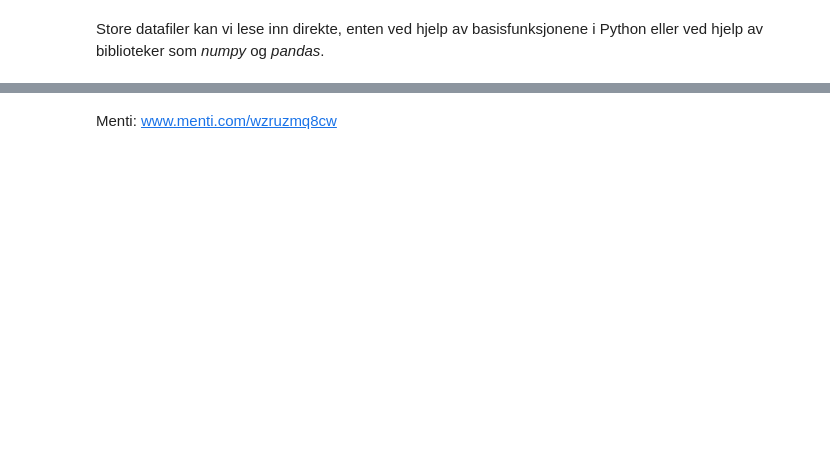
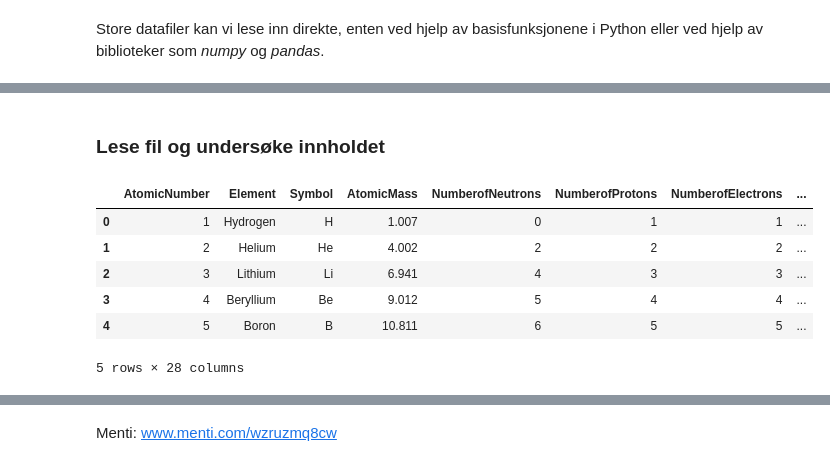
Before and after one commit to andreasdh/programmering-i-kjemi, a Jupyter notebook: docs/forelesninger/forelesning2_2022.ipynb, the cells around one changed output, grey strips where cells are left out. Cells and saved outputs as stored; diff of their text form; code cells hidden in the pictures; blank space fills up the shorter version.

```diff
--- a/docs/forelesninger/forelesning2_2022.ipynb
+++ b/docs/forelesninger/forelesning2_2022.ipynb
@@ -30,5 +33,15 @@ Store datafiler kan vi lese inn direkte, enten ved hjelp av basisfunksjonene i P
+# %% [markdown]
+### Lese fil og undersøke innholdet
 # %%
 import pandas as pd
-import matplotlib.pyplot as plt
 
 df = pd.read_csv("https://www.uio.no/studier/emner/matnat/ifi/IN-KJM1900/h21/datafiler/periodesystemet.csv")
+df.head()
+# %% [output]
+|  | AtomicNumber | Element | Symbol | AtomicMass | NumberofNeutrons | NumberofProtons | NumberofElectrons | ... |
+| 0 | 1 | Hydrogen | H | 1.007 | 0 | 1 | 1 | ... |
+| 1 | 2 | Helium | He | 4.002 | 2 | 2 | 2 | ... |
+| 2 | 3 | Lithium | Li | 6.941 | 4 | 3 | 3 | ... |
+| 3 | 4 | Beryllium | Be | 9.012 | 5 | 4 | 4 | ... |
+| 4 | 5 | Boron | B | 10.811 | 6 | 5 | 5 | ... |
+5 rows × 28 columns
```
Also changed, not shown: parts of 37 cells of this notebook, 2 other files.
